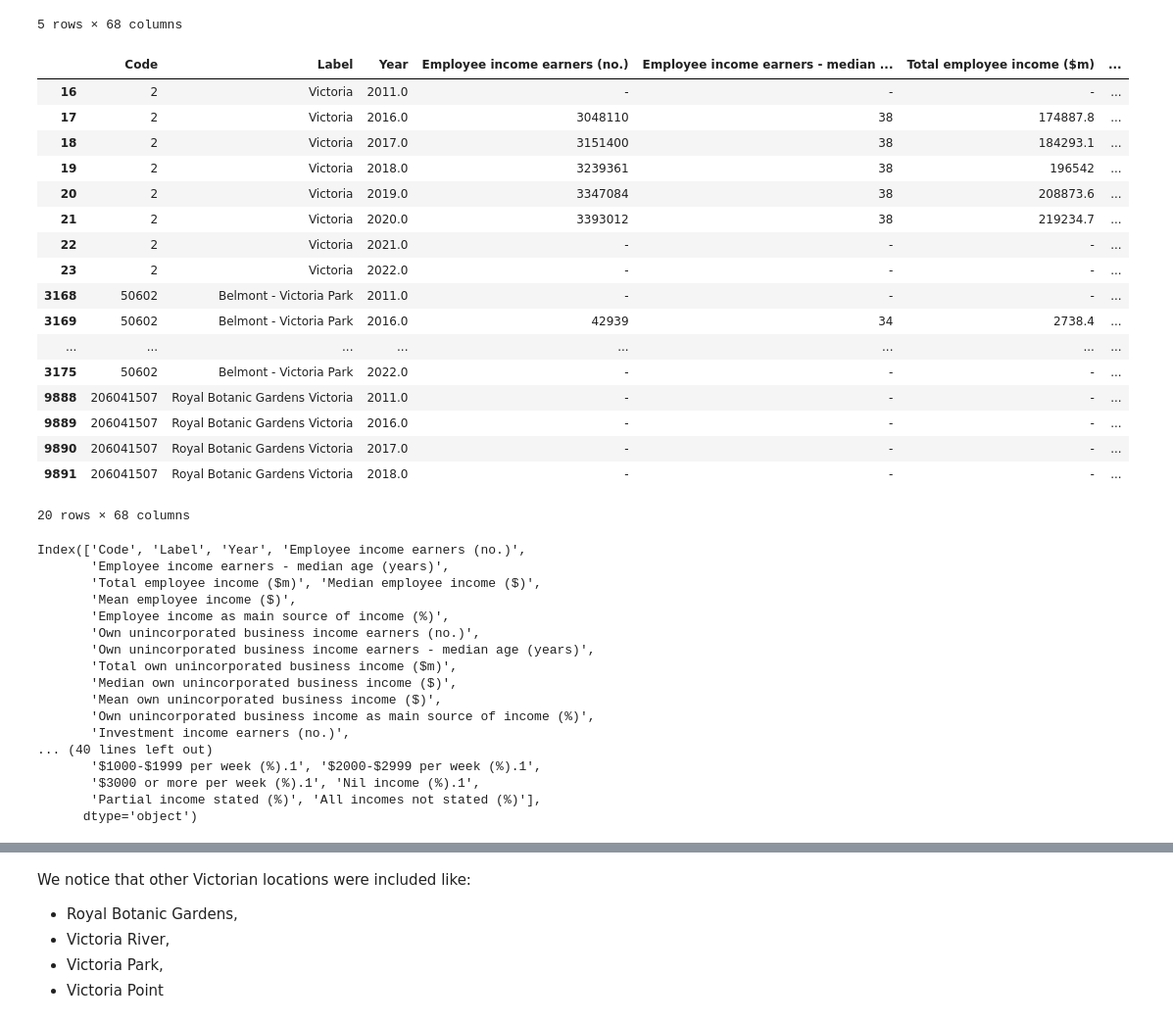
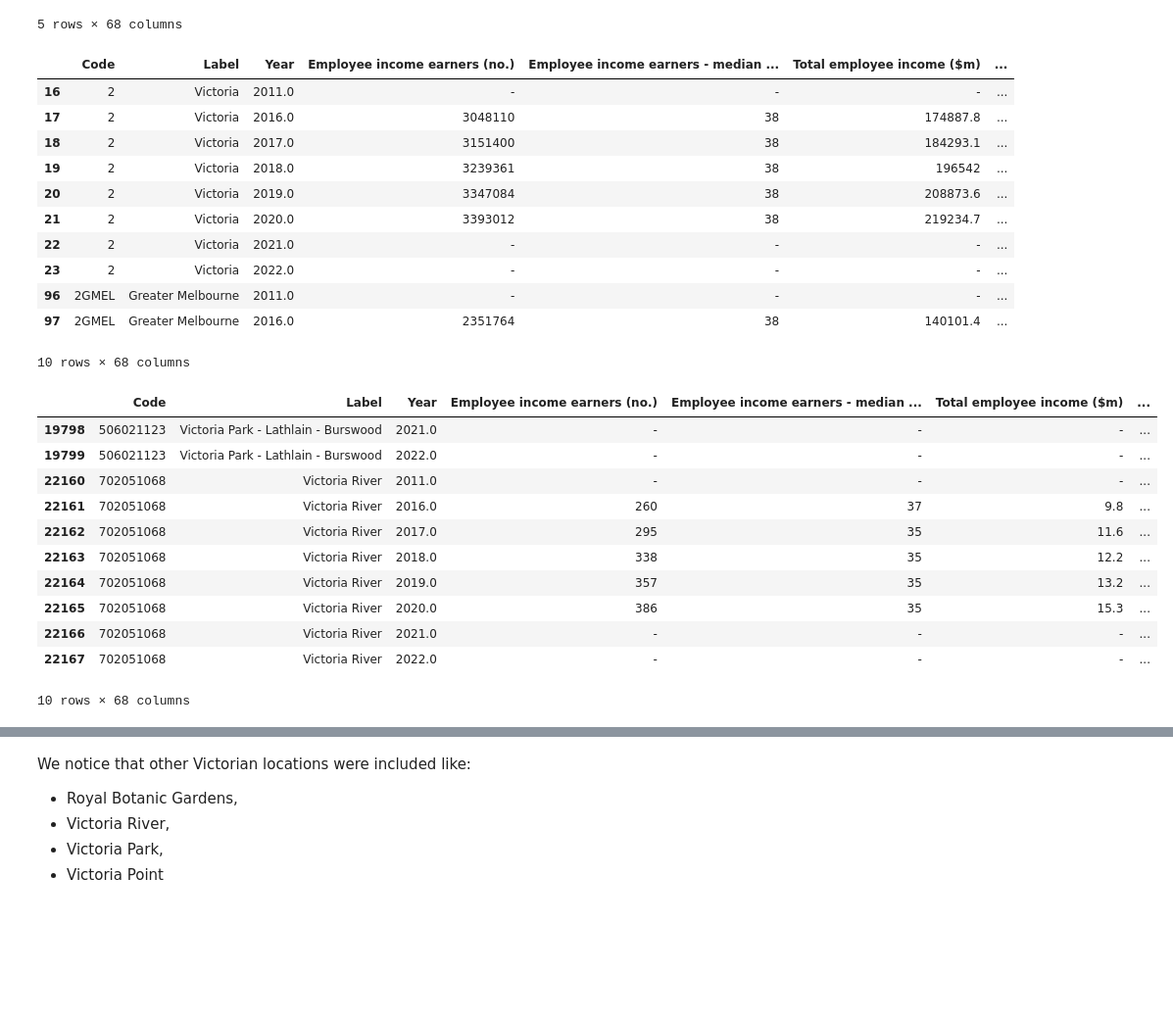
Before and after one commit to MAST30034-AppliedDataScience/project-2-group-real-estate-hexosergeantchelelebratebonitz, a Jupyter notebook: notebooks/Michele/preprocess_income.ipynb, the cells around one changed output, grey strips where cells are left out. Shown at 98% size. Drawn from its saved outputs; the diff is of its cells as text; code cells hidden in the pictures; blank space fills up the shorter version.

Commit message:
fixed income by SA2 and removed LGA entries

```diff
--- a/notebooks/Michele/preprocess_income.ipynb
+++ b/notebooks/Michele/preprocess_income.ipynb
@@ -20,7 +19,7 @@ Saved Table 2 as ../../data/raw/Income_Table 2.csv
 ### INCOME (INCLUDING GOVERNMENT ALLOWANCES), Australia, State and Territory, Statistical Areas Level 2-4, Greater Capital City Statistical Areas, 2011, 2016-2022
 # %%
 # `data/raw directory: Load the CSV file for Table 1, skipping the 6 lines of Header
-table1_df = pd.read_csv('../../data/raw/Income_Table 1.csv', skiprows=6)
+table1_df = pd.read_csv('../../data/raw/Income_SA2_Table 1.csv', skiprows=6)
 
 # display tables and features
 table1_df.head()
@@ -32,46 +31,37 @@ table1_df.head()
 | 3 | AUS | Australia | 2018.0 | 12685727 | 38 | 787316.7 | ... |
 | 4 | AUS | Australia | 2019.0 | 13007327 | 38 | 828414.6 | ... |
 5 rows × 68 columns
+# %%
+# select Victoria suburbs which has the 'Code' starting with '2'
+suburbs_victoria_df = table1_df[table1_df['Code'].astype(str).str.startswith('2')]
+suburbs_victoria_df.head(10)
+# %% [output]
+|  | Code | Label | Year | Employee income earners (no.) | Employee income earners - median ... | Total employee income ($m) | ... |
+| 16 | 2 | Victoria | 2011.0 | - | - | - | ... |
+| 17 | 2 | Victoria | 2016.0 | 3048110 | 38 | 174887.8 | ... |
+| 18 | 2 | Victoria | 2017.0 | 3151400 | 38 | 184293.1 | ... |
+| 19 | 2 | Victoria | 2018.0 | 3239361 | 38 | 196542 | ... |
+| 20 | 2 | Victoria | 2019.0 | 3347084 | 38 | 208873.6 | ... |
+| 21 | 2 | Victoria | 2020.0 | 3393012 | 38 | 219234.7 | ... |
+| 22 | 2 | Victoria | 2021.0 | - | - | - | ... |
+| 23 | 2 | Victoria | 2022.0 | - | - | - | ... |
+| 96 | 2GMEL | Greater Melbourne | 2011.0 | - | - | - | ... |
+| 97 | 2GMEL | Greater Melbourne | 2016.0 | 2351764 | 38 | 140101.4 | ... |
+10 rows × 68 columns
 # %%
-# Filter the data for Victoria (replace 'Label' with the correct column name)
-victoria_df = table1_df[table1_df['Label'].str.contains("Victoria", na=False)]
-victoria_df.head(20)
+# select entries where 'Label' contains 'Victoria'
+label_victoria_df = table1_df[table1_df['Label'].str.contains('Victoria', na=False)]
+label_victoria_df.tail(10)
 # %% [output]
 |  | Code | Label | Year | Employee income earners (no.) | Employee income earners - median ... | Total employee income ($m) | ... |
-| 16 | 2 | Victoria | 2011.0 | - | - | - | ... |
-| 17 | 2 | Victoria | 2016.0 | 3048110 | 38 | 174887.8 | ... |
-| 18 | 2 | Victoria | 2017.0 | 3151400 | 38 | 184293.1 | ... |
-| 19 | 2 | Victoria | 2018.0 | 3239361 | 38 | 196542 | ... |
-| 20 | 2 | Victoria | 2019.0 | 3347084 | 38 | 208873.6 | ... |
-| 21 | 2 | Victoria | 2020.0 | 3393012 | 38 | 219234.7 | ... |
-| 22 | 2 | Victoria | 2021.0 | - | - | - | ... |
-| 23 | 2 | Victoria | 2022.0 | - | - | - | ... |
-| 3168 | 50602 | Belmont - Victoria Park | 2011.0 | - | - | - | ... |
-| 3169 | 50602 | Belmont - Victoria Park | 2016.0 | 42939 | 34 | 2738.4 | ... |
-| ... | ... | ... | ... | ... | ... | ... | ... |
-| 3175 | 50602 | Belmont - Victoria Park | 2022.0 | - | - | - | ... |
-| 9888 | 206041507 | Royal Botanic Gardens Victoria | 2011.0 | - | - | - | ... |
-| 9889 | 206041507 | Royal Botanic Gardens Victoria | 2016.0 | - | - | - | ... |
-| 9890 | 206041507 | Royal Botanic Gardens Victoria | 2017.0 | - | - | - | ... |
-| 9891 | 206041507 | Royal Botanic Gardens Victoria | 2018.0 | - | - | - | ... |
+| 19798 | 506021123 | Victoria Park - Lathlain - Burswood | 2021.0 | - | - | - | ... |
+| 19799 | 506021123 | Victoria Park - Lathlain - Burswood | 2022.0 | - | - | - | ... |
+| 22160 | 702051068 | Victoria River | 2011.0 | - | - | - | ... |
+| 22161 | 702051068 | Victoria River | 2016.0 | 260 | 37 | 9.8 | ... |
+| 22162 | 702051068 | Victoria River | 2017.0 | 295 | 35 | 11.6 | ... |
+| 22163 | 702051068 | Victoria River | 2018.0 | 338 | 35 | 12.2 | ... |
+| 22164 | 702051068 | Victoria River | 2019.0 | 357 | 35 | 13.2 | ... |
+| 22165 | 702051068 | Victoria River | 2020.0 | 386 | 35 | 15.3 | ... |
+| 22166 | 702051068 | Victoria River | 2021.0 | - | - | - | ... |
+| 22167 | 702051068 | Victoria River | 2022.0 | - | - | - | ... |
-20 rows × 68 columns
+10 rows × 68 columns
-# %%
-victoria_df.columns
-# %% [output]
-Index(['Code', 'Label', 'Year', 'Employee income earners (no.)',
-       'Employee income earners - median age (years)',
-       'Total employee income ($m)', 'Median employee income ($)',
-       'Mean employee income ($)',
-       'Employee income as main source of income (%)',
-       'Own unincorporated business income earners (no.)',
-       'Own unincorporated business income earners - median age (years)',
-       'Total own unincorporated business income ($m)',
-       'Median own unincorporated business income ($)',
-       'Mean own unincorporated business income ($)',
-       'Own unincorporated business income as main source of income (%)',
-       'Investment income earners (no.)',
-... (40 lines left out)
-       '$1000-$1999 per week (%).1', '$2000-$2999 per week (%).1',
-       '$3000 or more per week (%).1', 'Nil income (%).1',
-       'Partial income stated (%)', 'All incomes not stated (%)'],
-      dtype='object')
```
Also changed, not shown: parts of 17 cells of this notebook, 6 other files.
